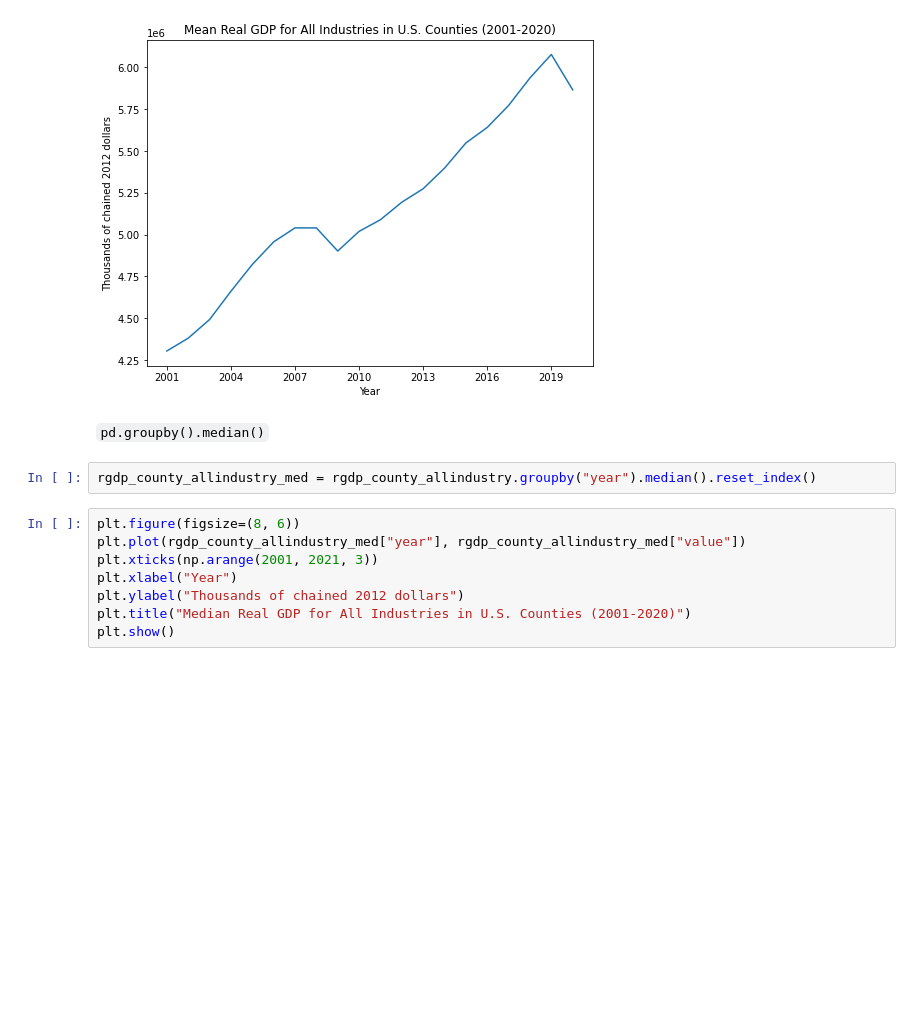
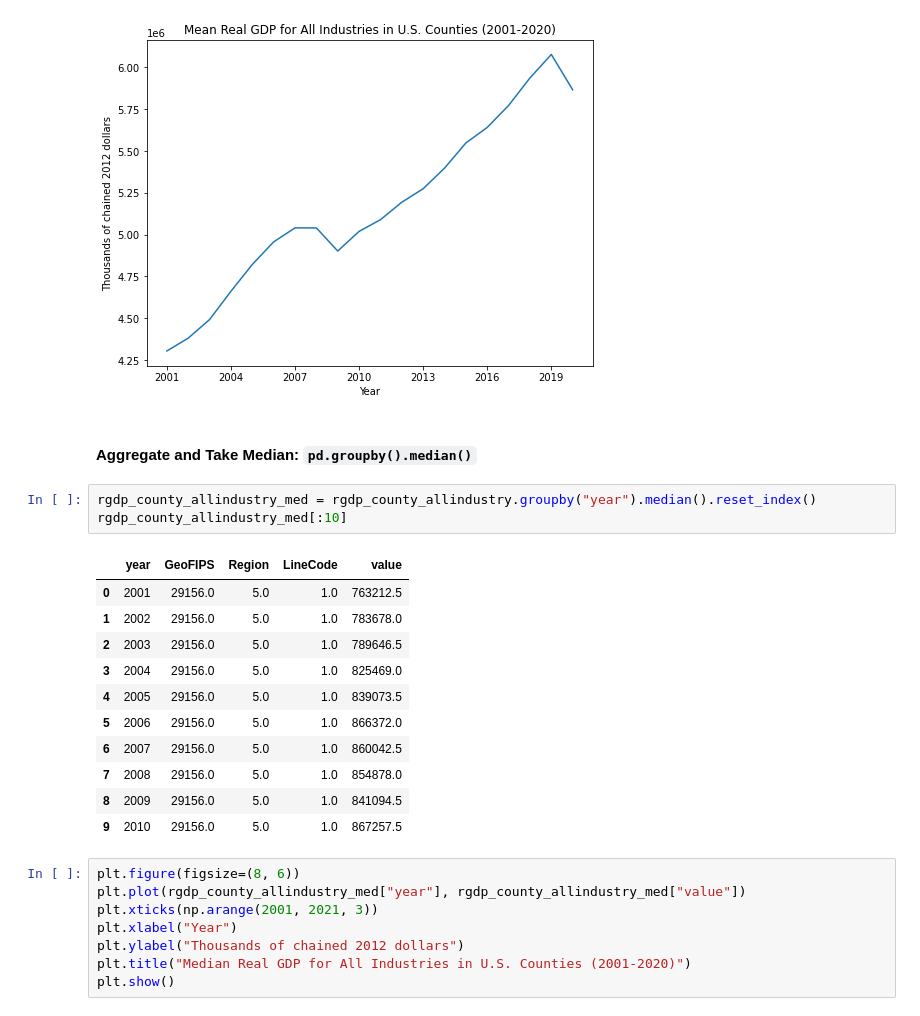
Before and after one commit to oooyiyangc/econ148-dev, a Jupyter notebook: src/data_cleaning.ipynb, the cells around one changed output. Saved outputs shown, nothing was run; the diff lists cells and outputs as text; blank space fills up the shorter version.

```diff
--- a/src/data_cleaning.ipynb
+++ b/src/data_cleaning.ipynb
@@ -607,9 +716,22 @@ plt.show()
 # %% [output]
 [figure]
 # %% [markdown]
-`pd.groupby().median()`
+#### Aggregate and Take Median: `pd.groupby().median()`
 # %%
 rgdp_county_allindustry_med = rgdp_county_allindustry.groupby("year").median().reset_index()
+rgdp_county_allindustry_med[:10]
+# %% [output]
+|  | year | GeoFIPS | Region | LineCode | value |
+| 0 | 2001 | 29156.0 | 5.0 | 1.0 | 763212.5 |
+| 1 | 2002 | 29156.0 | 5.0 | 1.0 | 783678.0 |
+| 2 | 2003 | 29156.0 | 5.0 | 1.0 | 789646.5 |
+| 3 | 2004 | 29156.0 | 5.0 | 1.0 | 825469.0 |
+| 4 | 2005 | 29156.0 | 5.0 | 1.0 | 839073.5 |
+| 5 | 2006 | 29156.0 | 5.0 | 1.0 | 866372.0 |
+| 6 | 2007 | 29156.0 | 5.0 | 1.0 | 860042.5 |
+| 7 | 2008 | 29156.0 | 5.0 | 1.0 | 854878.0 |
+| 8 | 2009 | 29156.0 | 5.0 | 1.0 | 841094.5 |
+| 9 | 2010 | 29156.0 | 5.0 | 1.0 | 867257.5 |
 # %%
 plt.figure(figsize=(8, 6))
 plt.plot(rgdp_county_allindustry_med["year"], rgdp_county_allindustry_med["value"])
```
Also changed, not shown: parts of 44 cells of this notebook, 1 other file.
